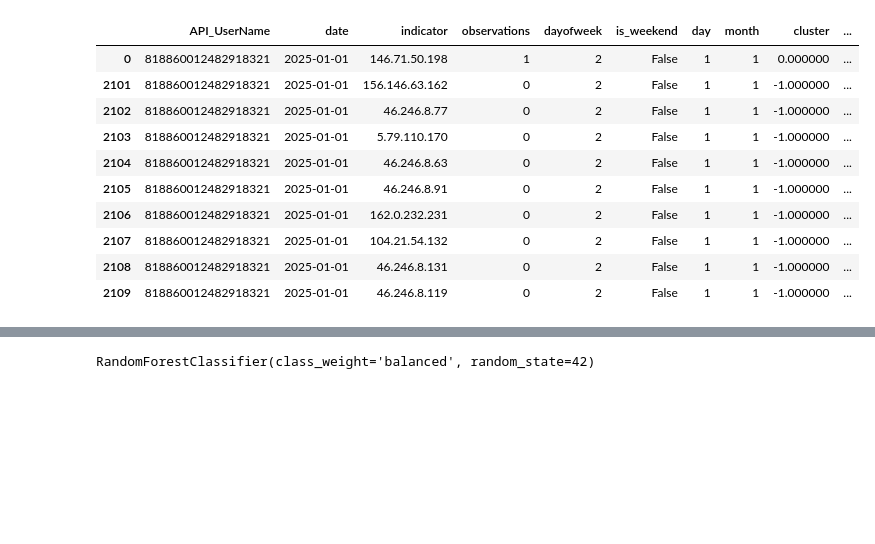
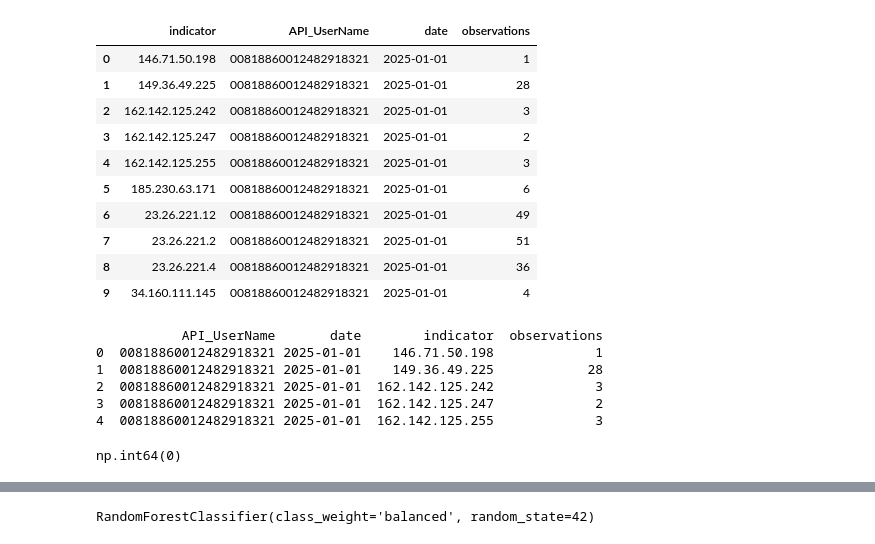
Before and after one commit to jaytlinaskew-OIS/HTOC, a Jupyter notebook: notebooks/observationEventForecasting/LogisticRegression.ipynb, the cells around one changed output, grey strips where cells are left out. Saved outputs shown, nothing was run; the diff lists cells and outputs as text; code cells hidden in the pictures; blank space fills up the shorter version.

```diff
--- a/notebooks/observationEventForecasting/LogisticRegression.ipynb
+++ b/notebooks/observationEventForecasting/LogisticRegression.ipynb
@@ -3,19 +3,55 @@ import pandas as pd
 import numpy as np
 # %%
 #import data from /Users/jaytlinaskew/GitRepository/TimeSeries-Analysis/data/processed/ProcessedObservedData.csv
-data = pd.read_csv(r'C:\Users\jaskew\Documents\project_repository\notebooks\observationEventForecasting\ClusteredData.csv')
-data = data.sort_values(by=['date'])
-data['date'] = pd.to_datetime(data['date'])
+data = pd.read_csv(r'C:\Users\jaskew\Documents\project_repository\data\processed\ProcessedObservedData.csv')
+#filter by opDiv CDC
+data = data[data['OpDiv'] == 'CDC']
+data.drop(columns=['curr_date', 'OpDiv'], inplace=True)
+# Rename the index to 'date' since 'obs_date' is now the index
+data.rename(columns={'obs_date': 'date'}, inplace=True)
+data.reset_index(drop=True, inplace=True)
 data.head(10)
+# Create a copy of the relevant columns to avoid SettingWithCopyWarning
+
+data.head(10)
 # %% [output]
-|  | API_UserName | date | indicator | observations | dayofweek | is_weekend | day | month | cluster | ... |
-| 0 | 818860012482918321 | 2025-01-01 | 146.71.50.198 | 1 | 2 | False | 1 | 1 | 0.000000 | ... |
-| 2101 | 818860012482918321 | 2025-01-01 | 156.146.63.162 | 0 | 2 | False | 1 | 1 | -1.000000 | ... |
-| 2102 | 818860012482918321 | 2025-01-01 | 46.246.8.77 | 0 | 2 | False | 1 | 1 | -1.000000 | ... |
-| 2103 | 818860012482918321 | 2025-01-01 | 5.79.110.170 | 0 | 2 | False | 1 | 1 | -1.000000 | ... |
-| 2104 | 818860012482918321 | 2025-01-01 | 46.246.8.63 | 0 | 2 | False | 1 | 1 | -1.000000 | ... |
-| 2105 | 818860012482918321 | 2025-01-01 | 46.246.8.91 | 0 | 2 | False | 1 | 1 | -1.000000 | ... |
-| 2106 | 818860012482918321 | 2025-01-01 | 162.0.232.231 | 0 | 2 | False | 1 | 1 | -1.000000 | ... |
-| 2107 | 818860012482918321 | 2025-01-01 | 104.21.54.132 | 0 | 2 | False | 1 | 1 | -1.000000 | ... |
-| 2108 | 818860012482918321 | 2025-01-01 | 46.246.8.131 | 0 | 2 | False | 1 | 1 | -1.000000 | ... |
-| 2109 | 818860012482918321 | 2025-01-01 | 46.246.8.119 | 0 | 2 | False | 1 | 1 | -1.000000 | ... |
+|  | indicator | API_UserName | date | observations |
+| 0 | 146.71.50.198 | 00818860012482918321 | 2025-01-01 | 1 |
+| 1 | 149.36.49.225 | 00818860012482918321 | 2025-01-01 | 28 |
+| 2 | 162.142.125.242 | 00818860012482918321 | 2025-01-01 | 3 |
+| 3 | 162.142.125.247 | 00818860012482918321 | 2025-01-01 | 2 |
+| 4 | 162.142.125.255 | 00818860012482918321 | 2025-01-01 | 3 |
+| 5 | 185.230.63.171 | 00818860012482918321 | 2025-01-01 | 6 |
+| 6 | 23.26.221.12 | 00818860012482918321 | 2025-01-01 | 49 |
+| 7 | 23.26.221.2 | 00818860012482918321 | 2025-01-01 | 51 |
+| 8 | 23.26.221.4 | 00818860012482918321 | 2025-01-01 | 36 |
+| 9 | 34.160.111.145 | 00818860012482918321 | 2025-01-01 | 4 |
+# %%
+data['date'] = pd.to_datetime(data['date'])
+
+# Define ranges for combinations
+all_users = data['API_UserName'].unique()  # Unique API_UserName
+all_indicators = data['indicator'].unique()  # Unique indicators
+all_dates = pd.date_range(start='2025-01-01', end='2025-12-31', freq='D')  # Full year of 2025
+
+# Create all combinations
+all_combinations = pd.MultiIndex.from_product(
+    [all_users, all_dates, all_indicators],
+    names=['API_UserName', 'date', 'indicator']
+).to_frame(index=False)
+
+# Merge with the existing data
+merged = all_combinations.merge(data, how='left', on=['API_UserName', 'date', 'indicator'])
+
+# Fill missing values in 'observations' with 0 (not seen)
+merged['observations'] = merged['observations'].fillna(0).astype(int)
+
+# Display the first few rows of the merged dataset
+print(merged.head())
+# %% [output]
+           API_UserName       date        indicator  observations
+0  00818860012482918321 2025-01-01    146.71.50.198             1
+1  00818860012482918321 2025-01-01    149.36.49.225            28
+2  00818860012482918321 2025-01-01  162.142.125.242             3
+3  00818860012482918321 2025-01-01  162.142.125.247             2
+4  00818860012482918321 2025-01-01  162.142.125.255             3
@@ -21,0 +71,4 @@ data.head(10)
+# %%
+merged['observations'].min()
+# %% [output]
+np.int64(0)
```
Also changed, not shown: parts of 19 cells of this notebook, 5 other files.
